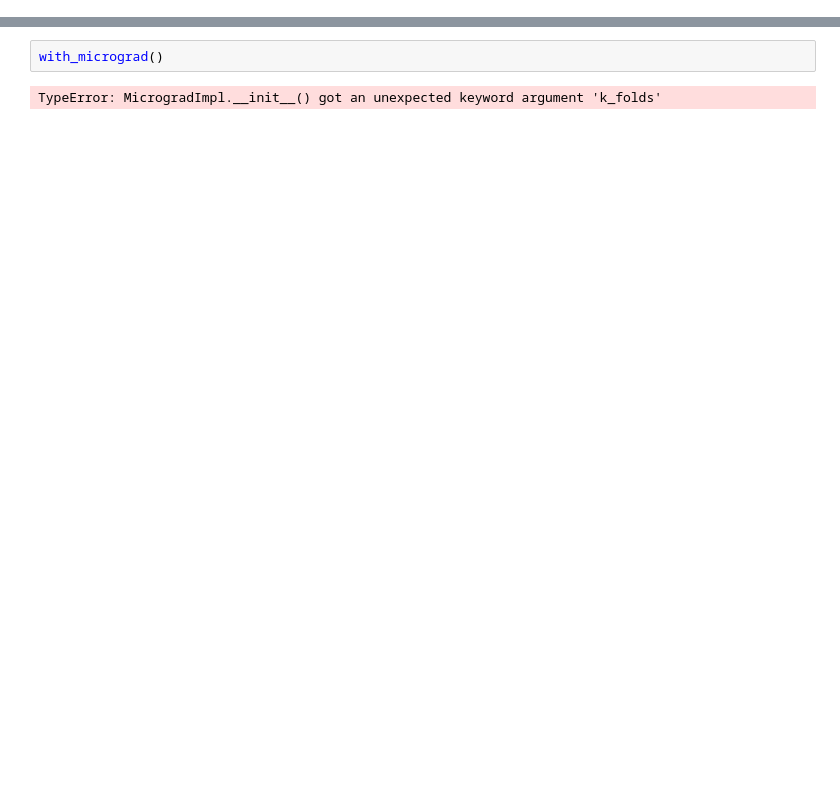
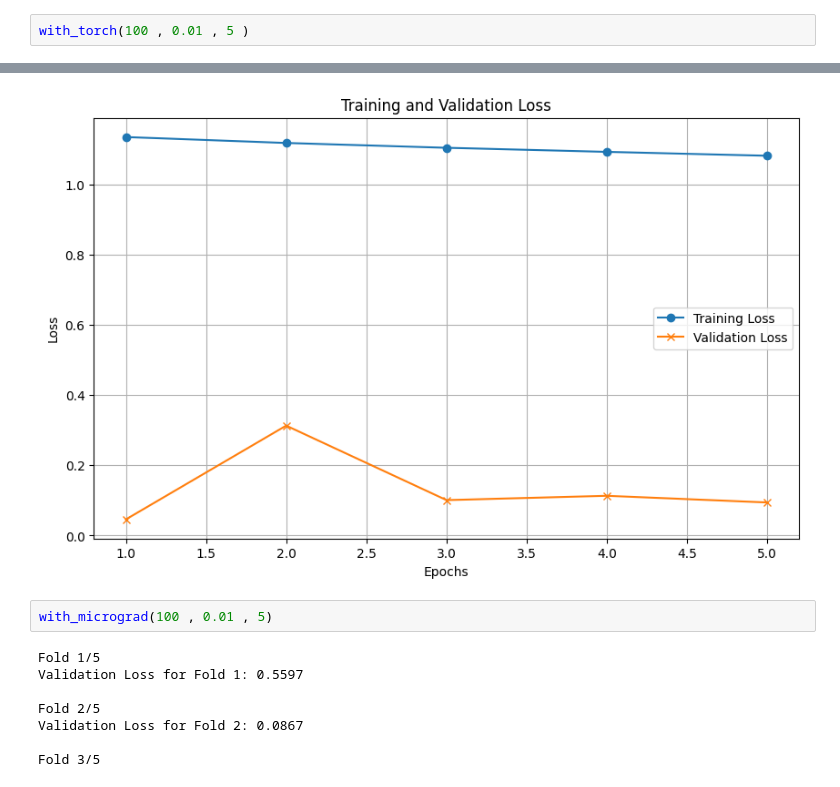
Before and after one commit to SermetPekin/micrograd, a Jupyter notebook: Untitled1.ipynb, the cells around one changed output, grey strips where cells are left out. Cells and saved outputs as stored; diff of their text form; blank space fills up the shorter version.

```diff
--- a/Untitled1.ipynb
+++ b/Untitled1.ipynb
@@ -20,0 +22,3 @@ Epoch 99, Loss: 0.012
+# %%
+with_torch(100 , 0.01 , 5 )
+# %% [output]
@@ -21,4 +42,11 @@ Epoch 99, Loss: 0.012
+[figure, added]
 # %%
-with_micrograd()
+with_micrograd(100 , 0.01 , 5)
 # %% [output]
-TypeError: MicrogradImpl.__init__() got an unexpected keyword argument 'k_folds'
+Fold 1/5
+Validation Loss for Fold 1: 0.5597
+
+Fold 2/5
+Validation Loss for Fold 2: 0.0867
+
+Fold 3/5
```
Also changed, not shown: parts of 2 cells of this notebook, 6 other files.
